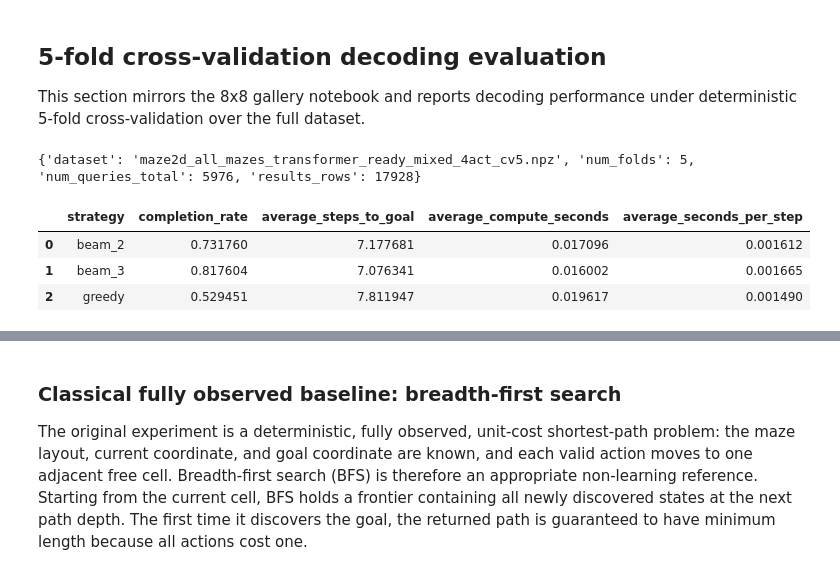
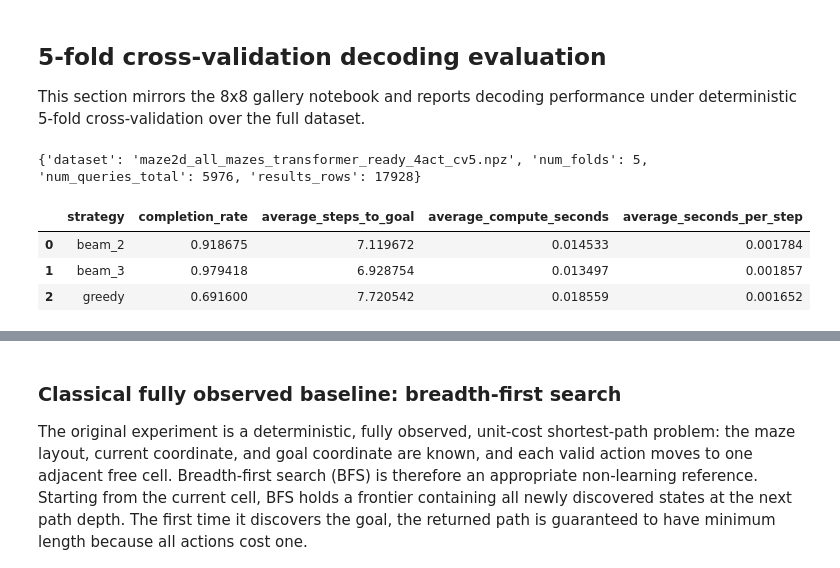
Before and after one commit to diankruger/4th-year-project, a Jupyter notebook: Full_dataset_pipeline.ipynb, the cells around one changed output, grey strips where cells are left out. Saved outputs shown, nothing was run; the diff lists cells and outputs as text; code cells hidden in the pictures.

```diff
--- a/Full_dataset_pipeline.ipynb
+++ b/Full_dataset_pipeline.ipynb
@@ -1277,9 +1279,20 @@ def run_cv5_experiment(
         "fold_per_maze_summaries": pooled_fold_per_maze,
     }
 # %%
+# Re-evaluate the fully observed optimal dataset with log-probability beam scores.
+# Existing fold checkpoints are required; no model training is needed.
+FULL_OPTIMAL_DATASET = Path("maze2d_all_mazes_transformer_ready_4act_cv5.npz")
+FULL_OPTIMAL_CHECKPOINT_TAG = "cv5_4act19_all8"
+FULL_OPTIMAL_RESULT_TAG = "cv5_4act19_all8_logprob"
+for fold in CV_FOLDS:
+    checkpoint = CV_CHECKPOINT_DIR / f"maze2d_multi_maze_transformer_tiny_{FULL_OPTIMAL_CHECKPOINT_TAG}_fold{fold}.pt"
+    if not checkpoint.is_file():
+        raise FileNotFoundError(f"Evaluation requires the existing checkpoint: {checkpoint}")
+
 cv5_outputs = run_cv5_experiment(
-    dataset_path=CV_DATASET_PATH,
-    run_tag=EXPERIMENT_RUN_TAG,
+    dataset_path=FULL_OPTIMAL_DATASET,
+    run_tag=FULL_OPTIMAL_RESULT_TAG,
+    checkpoint_tag=FULL_OPTIMAL_CHECKPOINT_TAG,
     folds=CV_FOLDS,
     queries_per_maze=10000,
     mazes_to_evaluate=list(DEFAULT_MAZES),
@@ -1294,6 +1307,6 @@ cv5_outputs = run_cv5_experiment(
     weight_decay=1e-4,
     seed=7,
     reuse_existing_checkpoints=True,
-    reuse_existing_results=True,
+    reuse_existing_results=False,
 )
 # %% [output]
@@ -1303,32 +1332,32 @@ Loaded existing CV5 result tables for run tag 'cv5_organic_eps20_4act19_all8'.
 
 This section mirrors the 8x8 gallery notebook and reports decoding performance under deterministic 5-fold cross-validation over the full dataset.
 # %%
-CV5_DATASET_PATH = EXPERIMENT_DATASET_PATH
-CV5_RESULTS_CSV = Path(f"beam_search_benchmark_{EXPERIMENT_RUN_TAG}_results.csv")
-CV5_SUMMARY_CSV = Path(f"beam_search_benchmark_{EXPERIMENT_RUN_TAG}_summary.csv")
-CV5_PER_MAZE_SUMMARY_CSV = Path(f"beam_search_benchmark_{EXPERIMENT_RUN_TAG}_per_maze_summary.csv")
-CV5_FOLD_MEAN_STD_CSV = Path(f"beam_search_benchmark_{EXPERIMENT_RUN_TAG}_fold_mean_std.csv")
+CV5_DATASET_PATH = FULL_OPTIMAL_DATASET
+CV5_RESULTS_CSV = Path(f"beam_search_benchmark_{FULL_OPTIMAL_RESULT_TAG}_results.csv")
+CV5_SUMMARY_CSV = Path(f"beam_search_benchmark_{FULL_OPTIMAL_RESULT_TAG}_summary.csv")
+CV5_PER_MAZE_SUMMARY_CSV = Path(f"beam_search_benchmark_{FULL_OPTIMAL_RESULT_TAG}_per_maze_summary.csv")
+CV5_FOLD_MEAN_STD_CSV = Path(f"beam_search_benchmark_{FULL_OPTIMAL_RESULT_TAG}_fold_mean_std.csv")
 
 cv5_dataset = np.load(CV5_DATASET_PATH, allow_pickle=True)
 cv5_results = pd.read_csv(CV5_RESULTS_CSV)
 cv5_summary = pd.read_csv(CV5_SUMMARY_CSV)
 cv5_per_maze_summary = pd.read_csv(CV5_PER_MAZE_SUMMARY_CSV)
 cv5_fold_mean_std = pd.read_csv(CV5_FOLD_MEAN_STD_CSV)
 
 print({
     "dataset": str(CV5_DATASET_PATH),
     "num_folds": int(cv5_dataset["cv_num_folds"][0]),
     "num_queries_total": int(len(cv5_results) // 3),
     "results_rows": int(len(cv5_results)),
 })
 
 cv5_summary
 # %% [output]
-{'dataset': 'maze2d_all_mazes_transformer_ready_mixed_4act_cv5.npz', 'num_folds': 5, 'num_queries_total': 5976, 'results_rows': 17928}
+{'dataset': 'maze2d_all_mazes_transformer_ready_4act_cv5.npz', 'num_folds': 5, 'num_queries_total': 5976, 'results_rows': 17928}
 |  | strategy | completion_rate | average_steps_to_goal | average_compute_seconds | average_seconds_per_step |
-| 0 | beam_2 | 0.731760 | 7.177681 | 0.017096 | 0.001612 |
-| 1 | beam_3 | 0.817604 | 7.076341 | 0.016002 | 0.001665 |
-| 2 | greedy | 0.529451 | 7.811947 | 0.019617 | 0.001490 |
+| 0 | beam_2 | 0.918675 | 7.119672 | 0.014533 | 0.001784 |
+| 1 | beam_3 | 0.979418 | 6.928754 | 0.013497 | 0.001857 |
+| 2 | greedy | 0.691600 | 7.720542 | 0.018559 | 0.001652 |
 # %%
 display(cv5_fold_mean_std)
 display(cv5_per_maze_summary)
```
Also changed, not shown: parts of 8 cells of this notebook, 15 other files.
